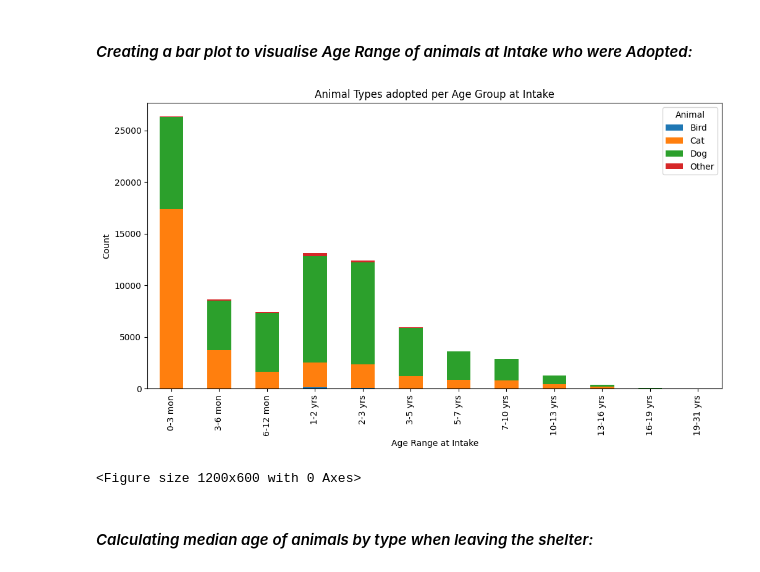
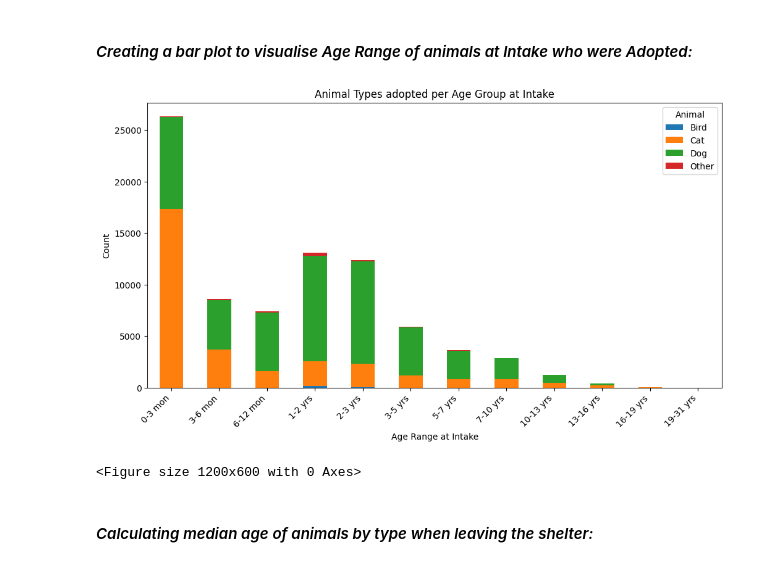
Before and after one commit to a-messmer/AAC_prelim_data_analysis_project, a Jupyter notebook: Project-api.ipynb, the cells around one changed output. Cells and saved outputs as stored; diff of their text form; code cells hidden in the pictures.

```diff
--- a/Project-api.ipynb
+++ b/Project-api.ipynb
@@ -1188,24 +1188,25 @@ Name: Age at Intake, dtype: timedelta64[ns]
 # %%
 # ensuring 'Age Range at Intake' column is string type:
 shelter_df['Animal', 'Age Range at Intake'] = shelter_df['Age Range at Intake'].astype(str)
 
 # Filtering data for adoption:
 adoptionData = shelter_df[shelter_df['Outcome Type'] == 'Adoption']
 
 # Grouping and counting data by Age Range at Intake and Animal type:
 ageAnimalAdoptIntCounts = adoptionData.groupby(['Age Range at Intake', 'Animal']).size().unstack()
 
 # plotting a bar chart to show Animal Types adopted per Age Group:
 ax = ageAnimalAdoptIntCounts.plot(kind = 'bar', stacked = True, figsize = (12, 6))
 plt.figure(figsize = (12, 6))
 ax.set(xlabel = 'Age Range at Intake')
 ax.set(ylabel = 'Count')
 ax.set(title = 'Animal Types adopted per Age Group at Intake')
+ax.set_xticklabels(ax.get_xticklabels(), rotation = 45, ha = 'right')
 
 plt.tight_layout()
 plt.show()
 # %% [output]
-[figure, old version]
+[figure, new version]
 <Figure size 1200x600 with 0 Axes>
 # %% [markdown]
 #### *Calculating median age of animals by type when leaving the shelter:*
```
Also changed, not shown: parts of 3 cells of this notebook.
